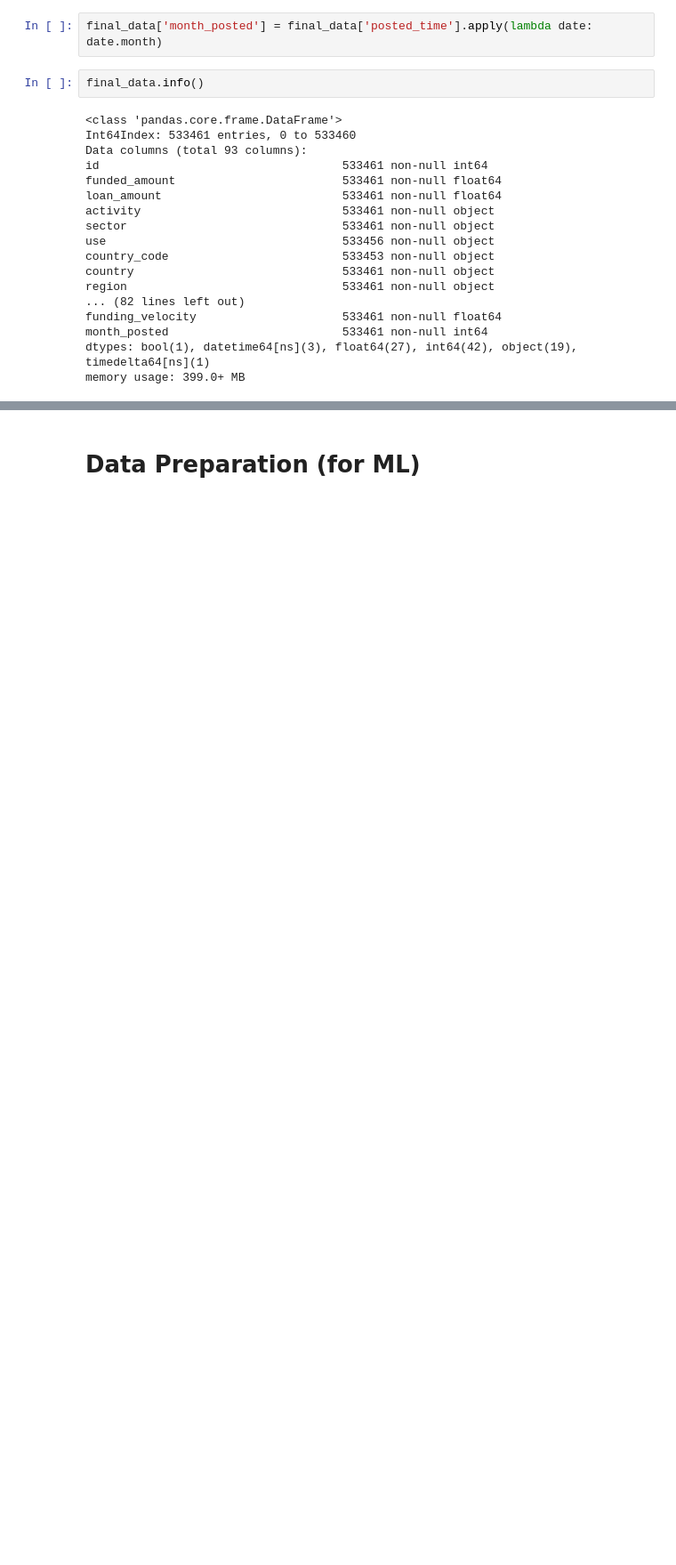
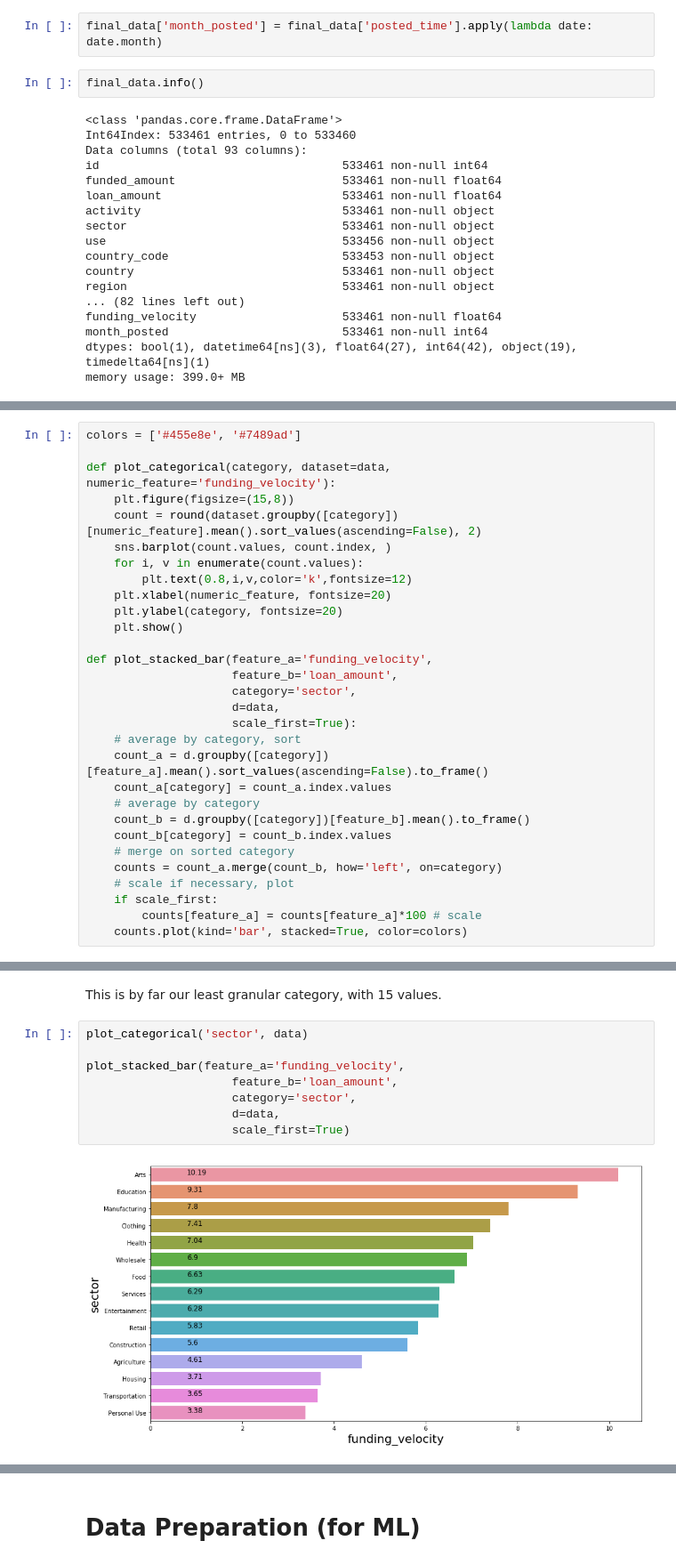
Before and after one commit to JCRaymond/ITCS_4156_FInal, a Jupyter notebook: Final Project.ipynb, the cells around one changed output, grey strips where cells are left out. Shown at 89% size. Saved outputs shown, nothing was run; the diff lists cells and outputs as text; blank space fills up the shorter version.

```diff
--- a/Final Project.ipynb
+++ b/Final Project.ipynb
@@ -2051,0 +2182,30 @@ memory usage: 399.0+ MB
+# %%
+colors = ['#455e8e', '#7489ad']
+
+def plot_categorical(category, dataset=data, numeric_feature='funding_velocity'):
+    plt.figure(figsize=(15,8))
+    count = round(dataset.groupby([category])[numeric_feature].mean().sort_values(ascending=False), 2)
+    sns.barplot(count.values, count.index, )
+    for i, v in enumerate(count.values):
+        plt.text(0.8,i,v,color='k',fontsize=12)
+    plt.xlabel(numeric_feature, fontsize=20)
+    plt.ylabel(category, fontsize=20)
+    plt.show()
+
+def plot_stacked_bar(feature_a='funding_velocity',
+                     feature_b='loan_amount',
+                     category='sector',
+                     d=data,
+                     scale_first=True):
+    # average by category, sort
+    count_a = d.groupby([category])[feature_a].mean().sort_values(ascending=False).to_frame()
+    count_a[category] = count_a.index.values
+    # average by category
+    count_b = d.groupby([category])[feature_b].mean().to_frame()
+    count_b[category] = count_b.index.values
+    # merge on sorted category
+    counts = count_a.merge(count_b, how='left', on=category)
+    # scale if necessary, plot
+    if scale_first:
+        counts[feature_a] = counts[feature_a]*100 # scale
+    counts.plot(kind='bar', stacked=True, color=colors)
@@ -2051,0 +2223,12 @@ memory usage: 399.0+ MB
+# %% [markdown]
+This is by far our least granular category, with 15 values.
+# %%
+plot_categorical('sector', data)
+
+plot_stacked_bar(feature_a='funding_velocity',
+                     feature_b='loan_amount',
+                     category='sector',
+                     d=data,
+                     scale_first=True)
+# %% [output]
+[figure, added]
```
Also changed, not shown: parts of 127 cells of this notebook.
